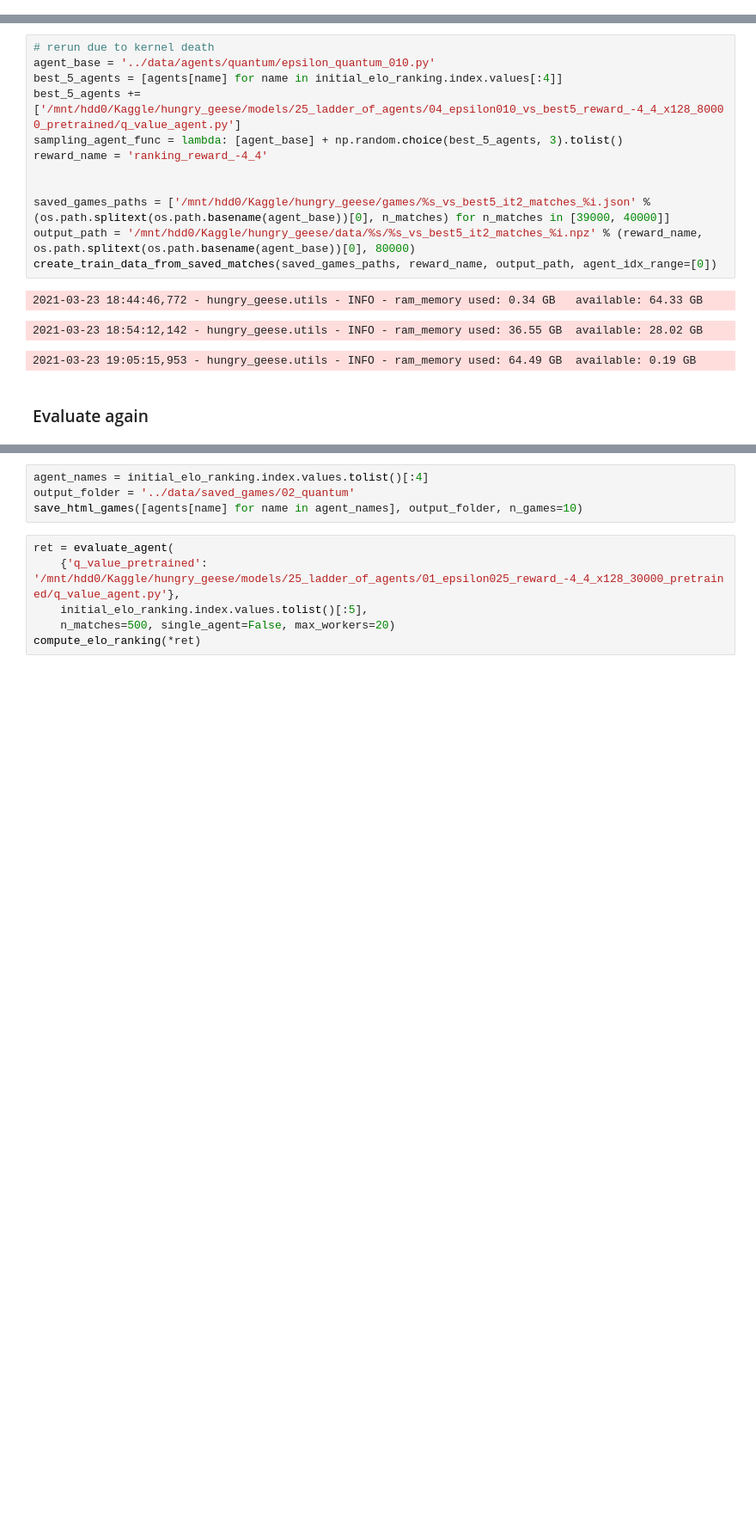
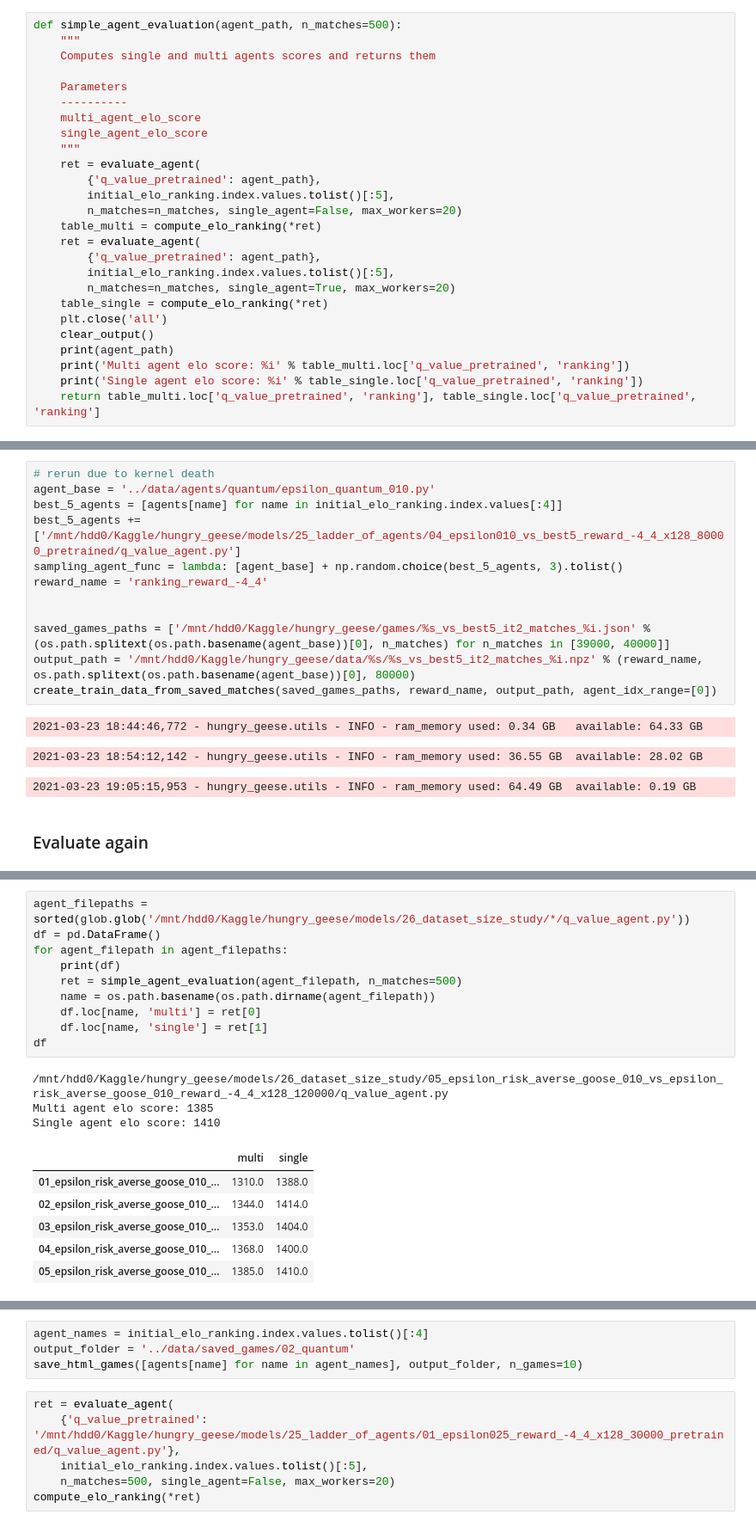
Before and after one commit to ironbar/hungry_geese, a Jupyter notebook: notebooks/006_ladder_of_agents.ipynb, the cells around one changed output, grey strips where cells are left out. Shown at 86% size. Drawn from its saved outputs; the diff is of its cells as text; blank space fills up the shorter version.

```diff
--- a/notebooks/006_ladder_of_agents.ipynb
+++ b/notebooks/006_ladder_of_agents.ipynb
@@ -278,6 +286,32 @@ def compute_elo_ranking(matches_agents, matches_results, reduced_agents_set):
         initial_agent_elo = elo_ranking.summary().loc[agent_name, 'ranking']
     elo_ranking.plot()
     return elo_ranking.summary()
+# %%
+def simple_agent_evaluation(agent_path, n_matches=500):
+    """
+    Computes single and multi agents scores and returns them
+
+    Parameters
+    ----------
+    multi_agent_elo_score
+    single_agent_elo_score
+    """
+    ret = evaluate_agent(
+        {'q_value_pretrained': agent_path},
+        initial_elo_ranking.index.values.tolist()[:5],
+        n_matches=n_matches, single_agent=False, max_workers=20)
+    table_multi = compute_elo_ranking(*ret)
+    ret = evaluate_agent(
+        {'q_value_pretrained': agent_path},
+        initial_elo_ranking.index.values.tolist()[:5],
+        n_matches=n_matches, single_agent=True, max_workers=20)
+    table_single = compute_elo_ranking(*ret)
+    plt.close('all')
+    clear_output()
+    print(agent_path)
+    print('Multi agent elo score: %i' % table_multi.loc['q_value_pretrained', 'ranking'])
+    print('Single agent elo score: %i' % table_single.loc['q_value_pretrained', 'ranking'])
+    return table_multi.loc['q_value_pretrained', 'ranking'], table_single.loc['q_value_pretrained', 'ranking']
 # %% [markdown]
 ### Visualization
 # %%
@@ -727,0 +1493,20 @@ compute_elo_ranking(*ret)
+# %%
+agent_filepaths = sorted(glob.glob('/mnt/hdd0/Kaggle/hungry_geese/models/26_dataset_size_study/*/q_value_agent.py'))
+df = pd.DataFrame()
+for agent_filepath in agent_filepaths:
+    print(df)
+    ret = simple_agent_evaluation(agent_filepath, n_matches=500)
+    name = os.path.basename(os.path.dirname(agent_filepath))
+    df.loc[name, 'multi'] = ret[0]
+    df.loc[name, 'single'] = ret[1]
+df
+# %% [output]
+/mnt/hdd0/Kaggle/hungry_geese/models/26_dataset_size_study/05_epsilon_risk_averse_goose_010_vs_epsilon_risk_averse_goose_010_reward_-4_4_x128_120000/q_value_agent.py
+Multi agent elo score: 1385
+Single agent elo score: 1410
+|  | multi | single |
+| 01_epsilon_risk_averse_goose_010_... | 1310.0 | 1388.0 |
+| 02_epsilon_risk_averse_goose_010_... | 1344.0 | 1414.0 |
+| 03_epsilon_risk_averse_goose_010_... | 1353.0 | 1404.0 |
+| 04_epsilon_risk_averse_goose_010_... | 1368.0 | 1400.0 |
+| 05_epsilon_risk_averse_goose_010_... | 1385.0 | 1410.0 |
```
Also changed, not shown: parts of 69 cells of this notebook, 1 other file.
